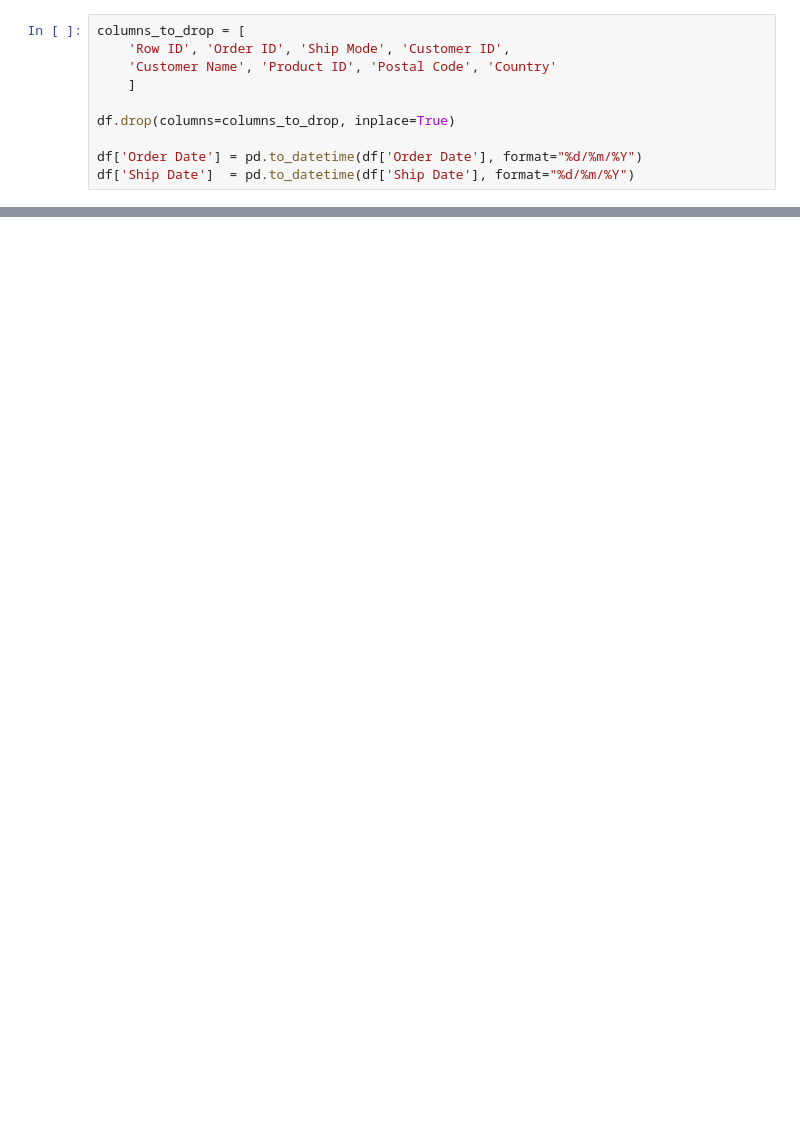
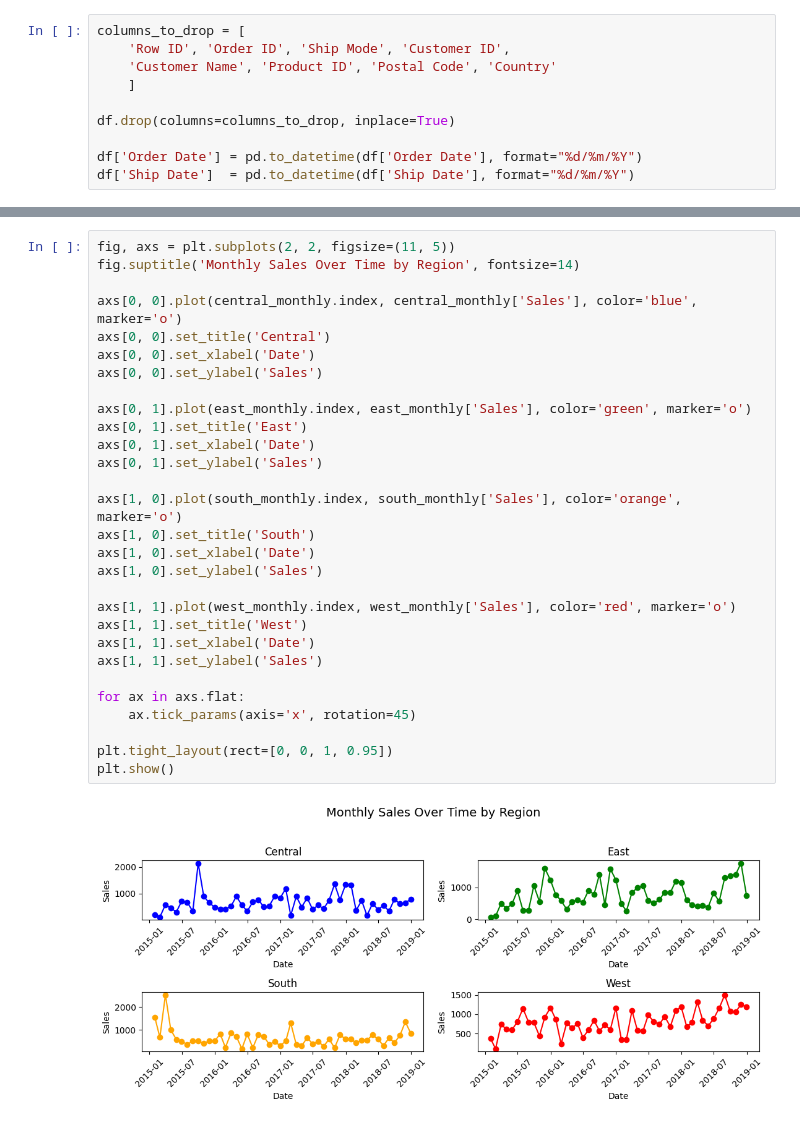
Before and after one commit to csierr/forecasting-superstore-sales, a Jupyter notebook: forecasting_sales.ipynb, the cells around one changed output, grey strips where cells are left out. Saved outputs shown, nothing was run; the diff lists cells and outputs as text; blank space fills up the shorter version.

```diff
--- a/forecasting_sales.ipynb
+++ b/forecasting_sales.ipynb
@@ -99,0 +115,31 @@ df.head(5)
+# %%
+fig, axs = plt.subplots(2, 2, figsize=(11, 5))
+fig.suptitle('Monthly Sales Over Time by Region', fontsize=14)
+
+axs[0, 0].plot(central_monthly.index, central_monthly['Sales'], color='blue', marker='o')
+axs[0, 0].set_title('Central')
+axs[0, 0].set_xlabel('Date')
+axs[0, 0].set_ylabel('Sales')
+
+axs[0, 1].plot(east_monthly.index, east_monthly['Sales'], color='green', marker='o')
+axs[0, 1].set_title('East')
+axs[0, 1].set_xlabel('Date')
+axs[0, 1].set_ylabel('Sales')
+
+axs[1, 0].plot(south_monthly.index, south_monthly['Sales'], color='orange', marker='o')
+axs[1, 0].set_title('South')
+axs[1, 0].set_xlabel('Date')
+axs[1, 0].set_ylabel('Sales')
+
+axs[1, 1].plot(west_monthly.index, west_monthly['Sales'], color='red', marker='o')
+axs[1, 1].set_title('West')
+axs[1, 1].set_xlabel('Date')
+axs[1, 1].set_ylabel('Sales')
+
+for ax in axs.flat:
+    ax.tick_params(axis='x', rotation=45)
+
+plt.tight_layout(rect=[0, 0, 1, 0.95])
+plt.show()
+# %% [output]
+[figure, added]
```
Also changed, not shown: parts of 12 cells of this notebook.
